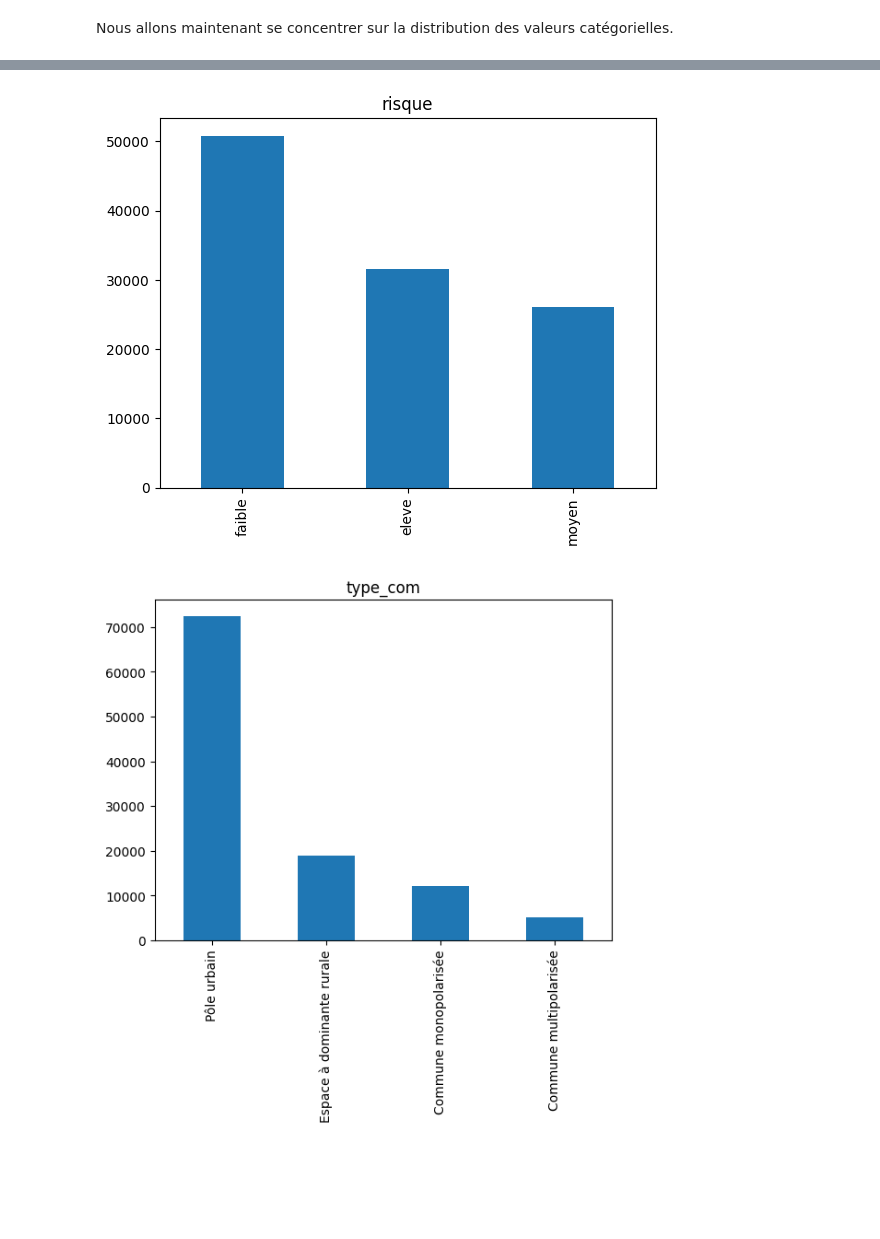
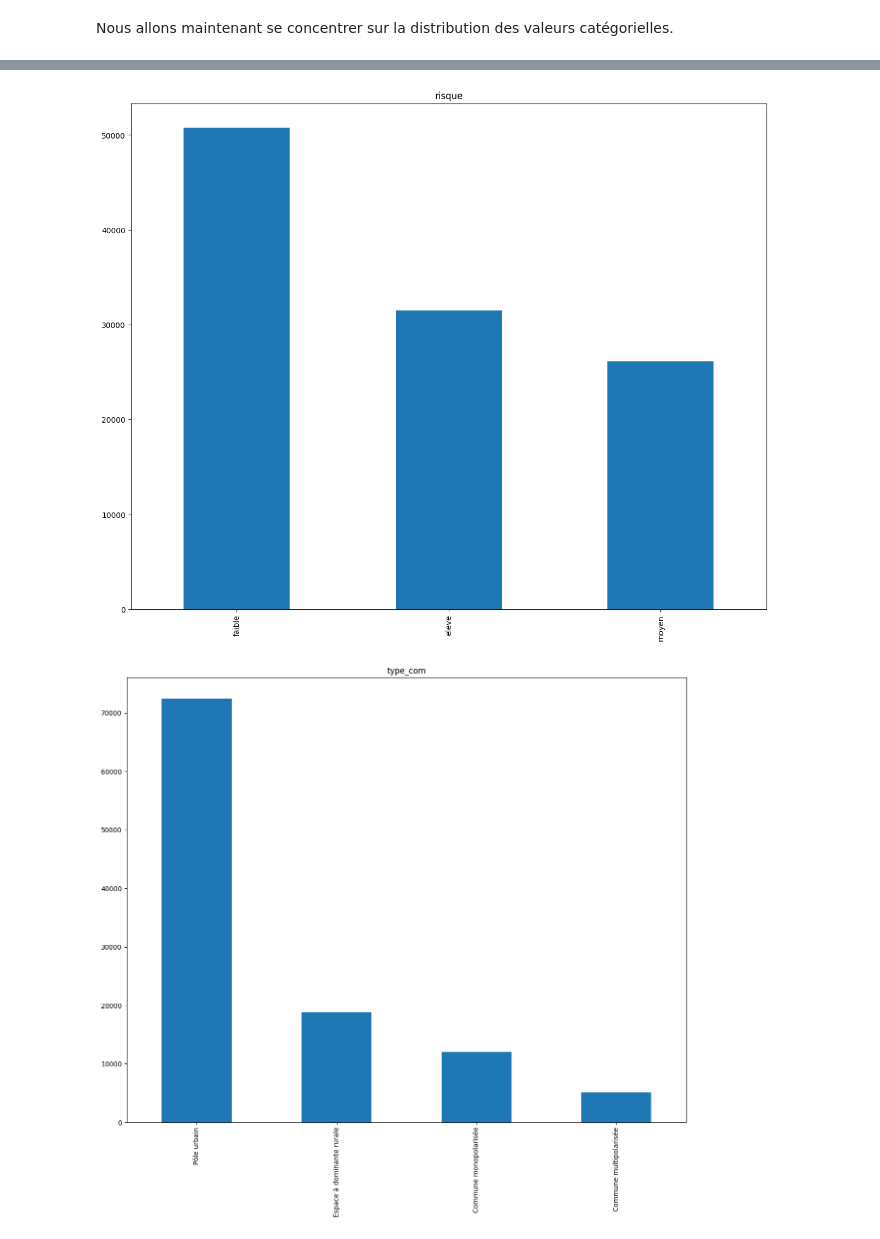
Before and after one commit to iammouadagr/app-bi-Prospect-compagnie-assurances, a Jupyter notebook: src/analyse_descriptive.ipynb, the cells around one changed output, grey strips where cells are left out. Saved outputs shown, nothing was run; the diff lists cells and outputs as text; code cells hidden in the pictures; blank space fills up the shorter version.

Commit message:
fix figsize analyse descriptive base prospect clean

```diff
--- a/src/analyse_descriptive.ipynb
+++ b/src/analyse_descriptive.ipynb
@@ -53,7 +53,7 @@ Nous allons maintenant se concentrer sur la distribution des valeurs catégoriel
 # %%
 for col in df.columns:
     if col in col_to_omit:
-        plt.figure()
+        plt.figure(figsize=(15,12))
         df[col].value_counts().plot.bar(title=col)# plot(kind='hist', logx=False, logy=True, title=col)
         plt.savefig("../fig/analyse_descriptive/"+col+".png")
 # %% [output]
@@ -62,2 +62,2 @@ for col in df.columns:
-[figure, old version]
+[figure, new version]
-[figure, old version]
+[figure, new version]
```
Also changed, not shown: parts of 1 cell of this notebook, 1 other file.
